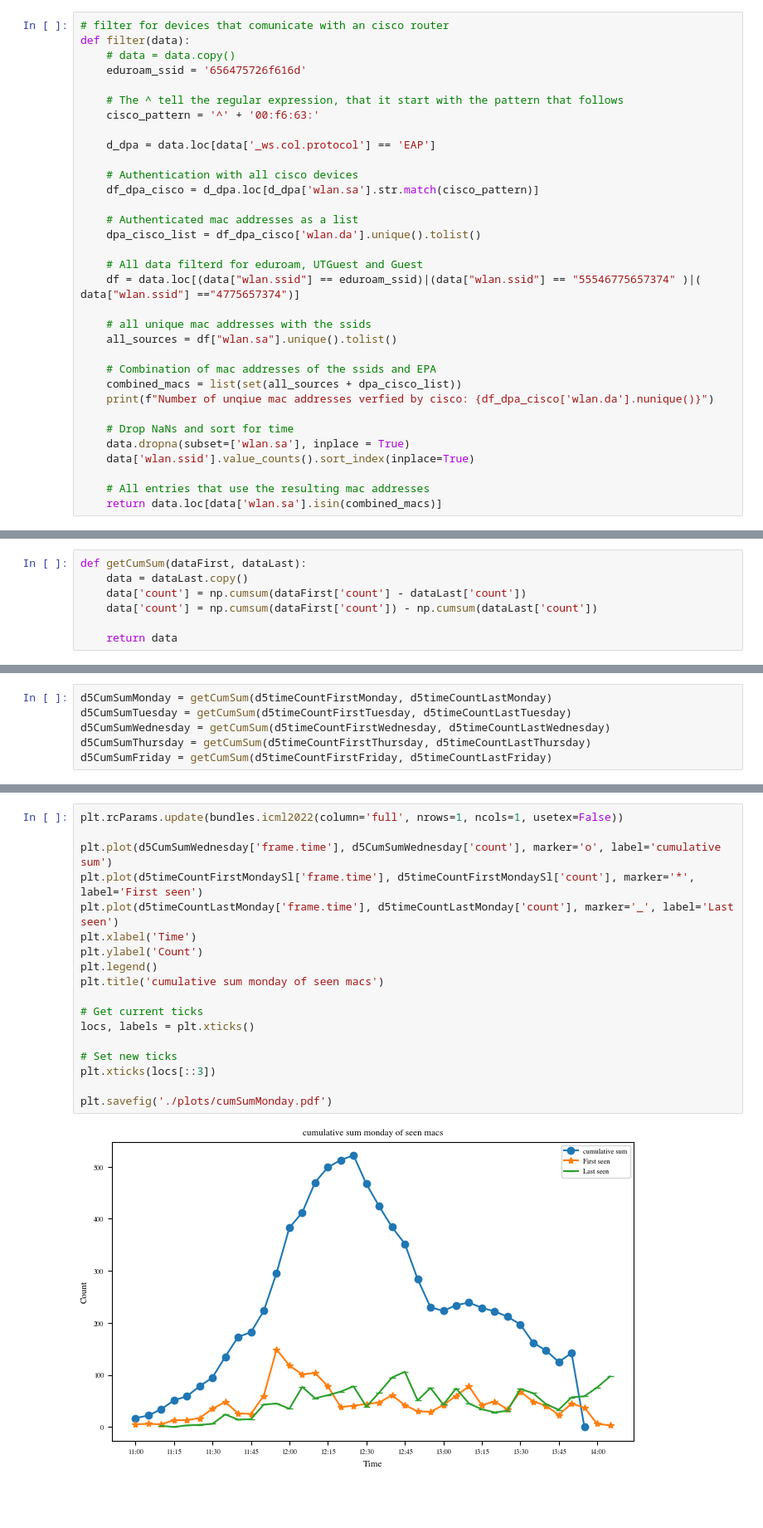
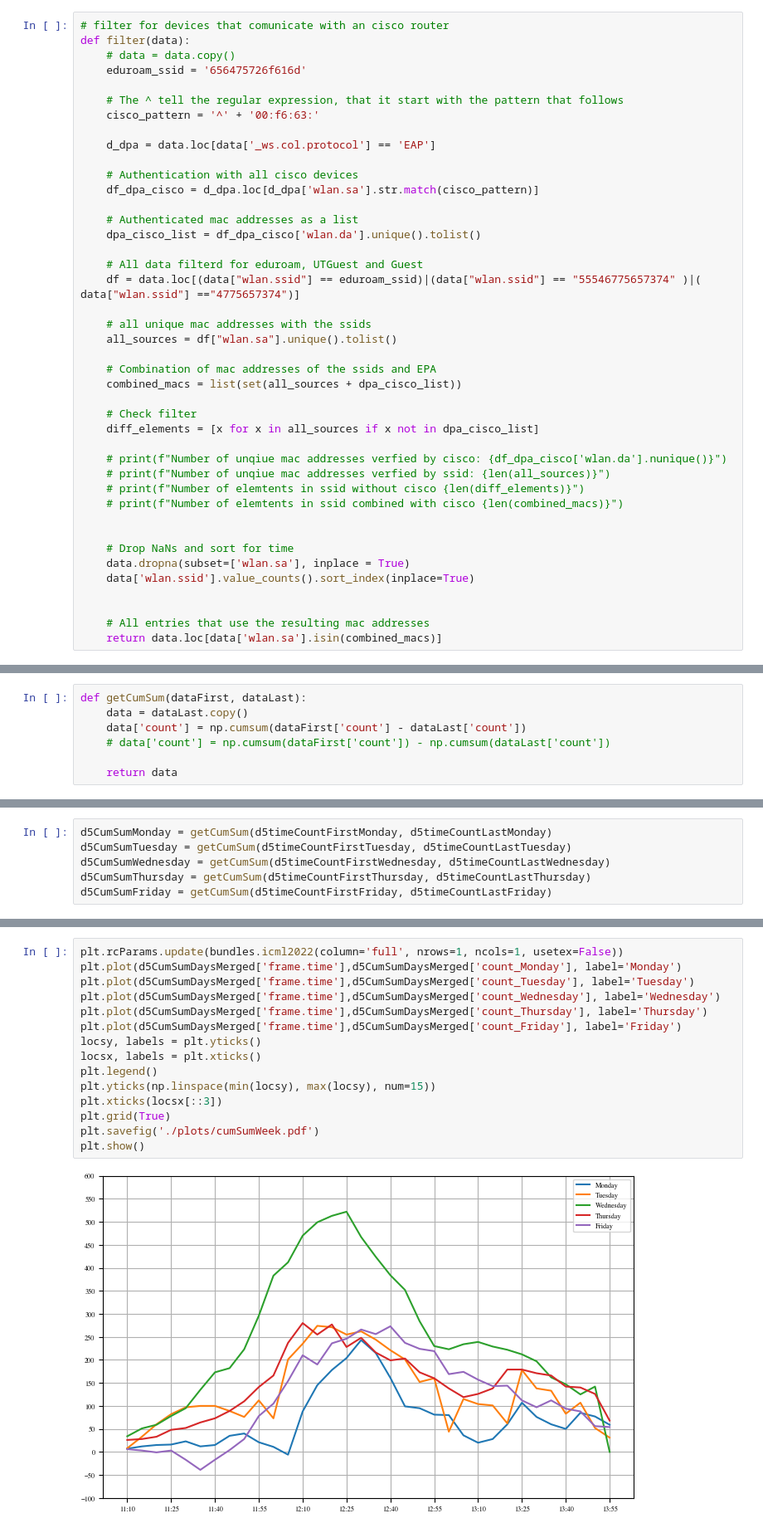
Before and after one commit to danielbischofff/dataLiteracyPeopleCounting, a Jupyter notebook: PeopleFlowMensa.ipynb, the cells around one changed output, grey strips where cells are left out. Shown at 83% size. Cells and saved outputs as stored; diff of their text form; blank space fills up the shorter version.

Commit message:
add Queue estimation and changed plots

```diff
--- a/PeopleFlowMensa.ipynb
+++ b/PeopleFlowMensa.ipynb
@@ -66,12 +88,21 @@ def filter(data):
 
     # Combination of mac addresses of the ssids and EPA
     combined_macs = list(set(all_sources + dpa_cisco_list))
-    print(f"Number of unqiue mac addresses verfied by cisco: {df_dpa_cisco['wlan.da'].nunique()}")
+
+    # Check filter
+    diff_elements = [x for x in all_sources if x not in dpa_cisco_list]
+
+    # print(f"Number of unqiue mac addresses verfied by cisco: {df_dpa_cisco['wlan.da'].nunique()}")
+    # print(f"Number of unqiue mac addresses verfied by ssid: {len(all_sources)}")
+    # print(f"Number of elemtents in ssid without cisco {len(diff_elements)}")
+    # print(f"Number of elemtents in ssid combined with cisco {len(combined_macs)}")
+
 
     # Drop NaNs and sort for time
     data.dropna(subset=['wlan.sa'], inplace = True)
     data['wlan.ssid'].value_counts().sort_index(inplace=True)
 
+
     # All entries that use the resulting mac addresses
     return data.loc[data['wlan.sa'].isin(combined_macs)]
 # %%
@@ -146,7 +171,7 @@ d5CountLastFriday = ResampleToXTime('5', dCountLastFriday)
 def getCumSum(dataFirst, dataLast):
     data = dataLast.copy()
     data['count'] = np.cumsum(dataFirst['count'] - dataLast['count'])
-    data['count'] = np.cumsum(dataFirst['count']) - np.cumsum(dataLast['count'])
+    # data['count'] = np.cumsum(dataFirst['count']) - np.cumsum(dataLast['count'])
 
     return data
 # %% [markdown]
@@ -252,20 +414,17 @@ d5timeCountFirstMondaySl = d5timeCountFirstMonday.iloc[1:]
 # %%
 plt.rcParams.update(bundles.icml2022(column='full', nrows=1, ncols=1, usetex=False))
-
-plt.plot(d5CumSumWednesday['frame.time'], d5CumSumWednesday['count'], marker='o', label='cumulative sum')
-plt.plot(d5timeCountFirstMondaySl['frame.time'], d5timeCountFirstMondaySl['count'], marker='*', label='First seen')
-plt.plot(d5timeCountLastMonday['frame.time'], d5timeCountLastMonday['count'], marker='_', label='Last seen')
-plt.xlabel('Time')
-plt.ylabel('Count')
+plt.plot(d5CumSumDaysMerged['frame.time'],d5CumSumDaysMerged['count_Monday'], label='Monday')
+plt.plot(d5CumSumDaysMerged['frame.time'],d5CumSumDaysMerged['count_Tuesday'], label='Tuesday')
+plt.plot(d5CumSumDaysMerged['frame.time'],d5CumSumDaysMerged['count_Wednesday'], label='Wednesday')
+plt.plot(d5CumSumDaysMerged['frame.time'],d5CumSumDaysMerged['count_Thursday'], label='Thursday')
+plt.plot(d5CumSumDaysMerged['frame.time'],d5CumSumDaysMerged['count_Friday'], label='Friday')
+locsy, labels = plt.yticks()
+locsx, labels = plt.xticks()
 plt.legend()
-plt.title('cumulative sum monday of seen macs')
-
-# Get current ticks
-locs, labels = plt.xticks()
-
-# Set new ticks
-plt.xticks(locs[::3])
-
-plt.savefig('./plots/cumSumMonday.pdf')
+plt.yticks(np.linspace(min(locsy), max(locsy), num=15))
+plt.xticks(locsx[::3])
+plt.grid(True)
+plt.savefig('./plots/cumSumWeek.pdf')
+plt.show()
 # %% [output]
-[figure, old version]
+[figure, new version]
```
Also changed, not shown: parts of 27 cells of this notebook.
